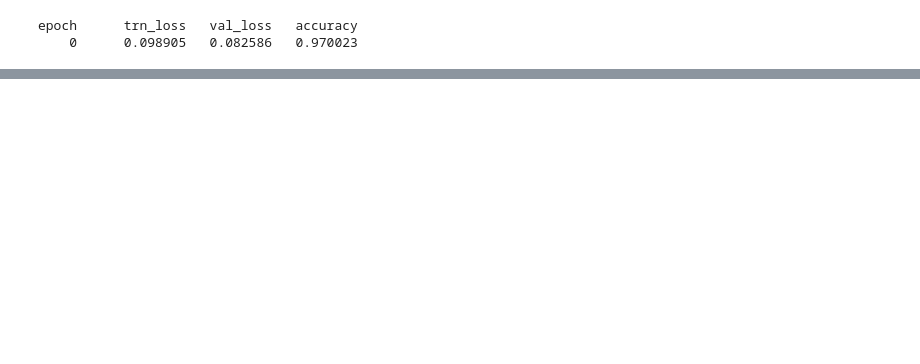
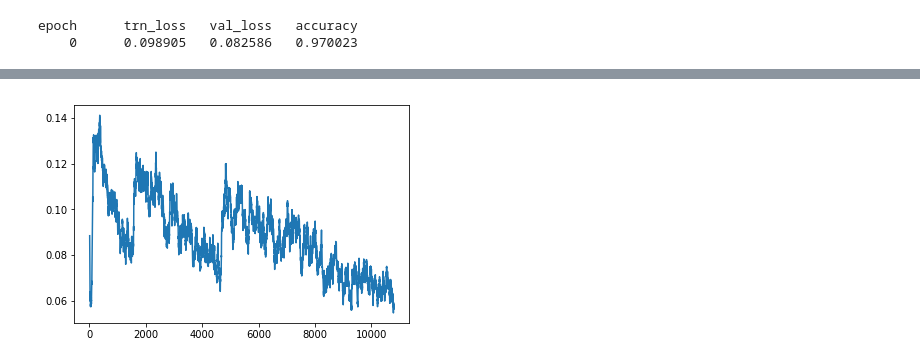
Before and after one commit to benoit-cty/kaggle-airbus-ship, a Jupyter notebook: Airbus-IAfoss-01-ResNet34-Training.ipynb, the cells around one changed output, grey strips where cells are left out. Saved outputs shown, nothing was run; the diff lists cells and outputs as text; code cells hidden in the pictures; blank space fills up the shorter version.

```diff
--- a/Airbus-IAfoss-01-ResNet34-Training.ipynb
+++ b/Airbus-IAfoss-01-ResNet34-Training.ipynb
@@ -161,0 +197,4 @@ epoch      trn_loss   val_loss   accuracy
+# %%
+learn.sched.plot_loss()
+# %% [output]
+[figure, added]
```
Also changed, not shown: parts of 9 cells of this notebook, 2 other files.
